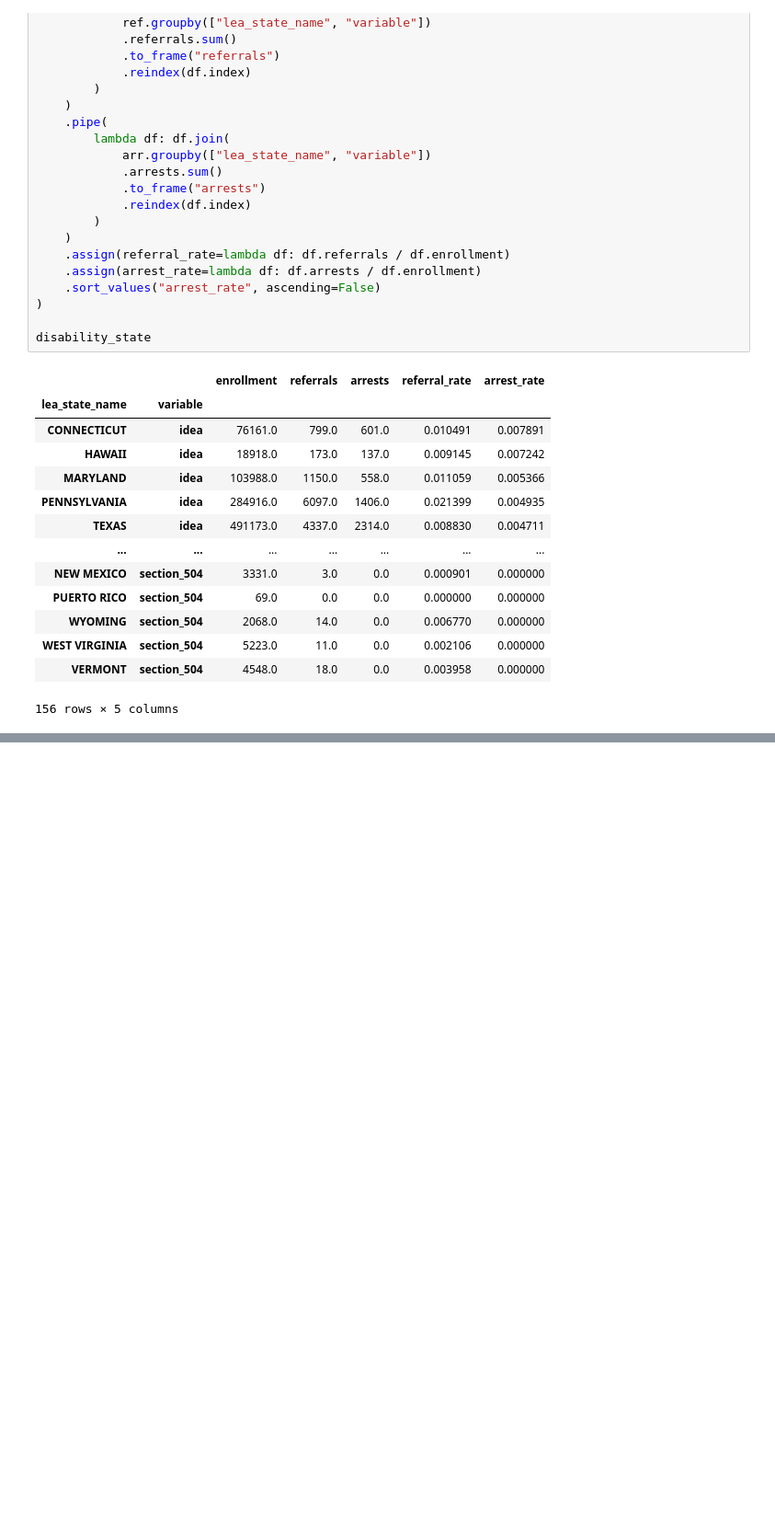
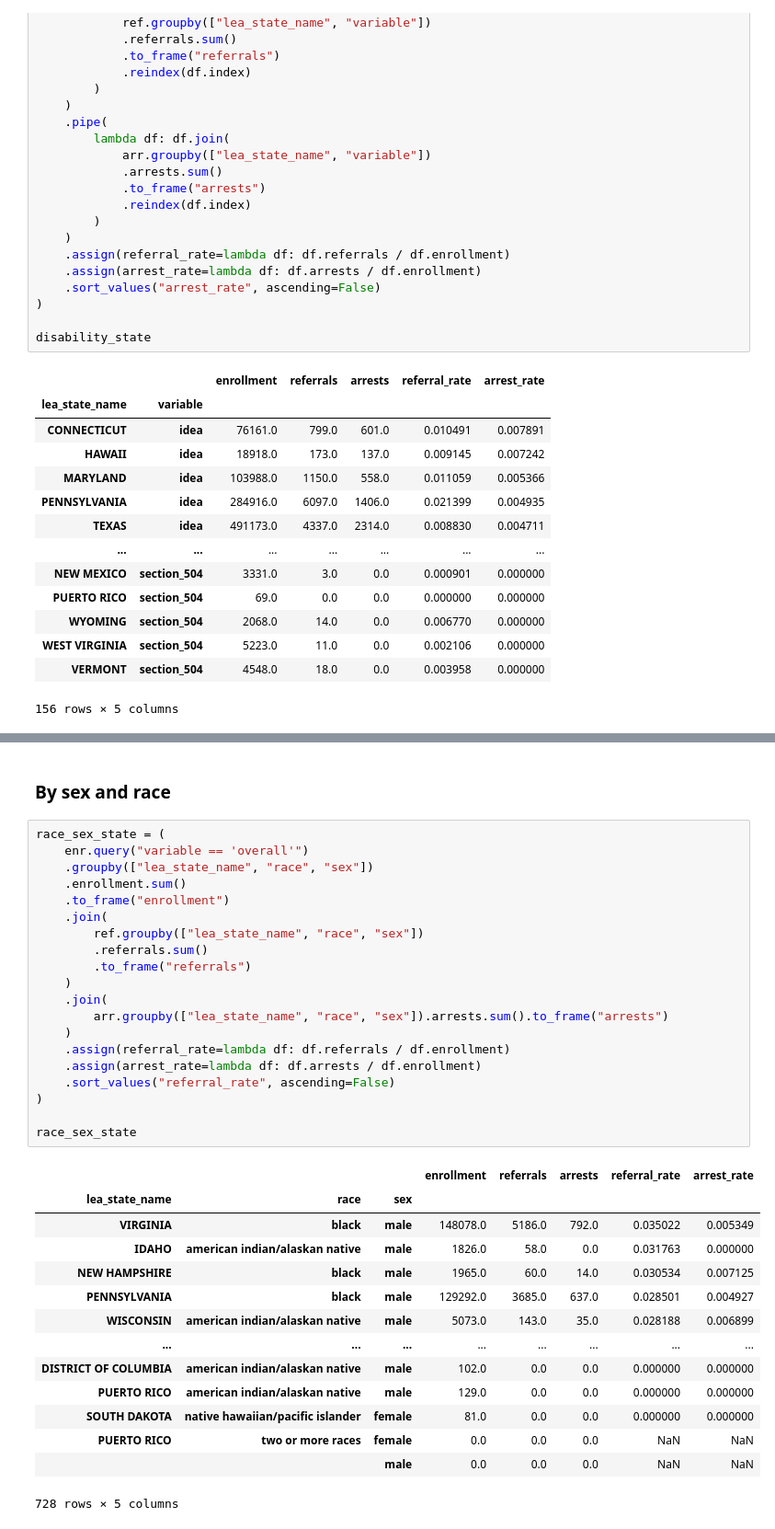
Before and after one commit to cbs-news-data/crdc-le-referral-data, a Jupyter notebook: notebooks/crdc_referrals_arrests/crdc_referrals_arrests.ipynb, the cells around one changed output, grey strips where cells are left out. Shown at 92% size. Drawn from its saved outputs; the diff is of its cells as text; blank space fills up the shorter version.

Commit message:
add race and sex/race

```diff
--- a/notebooks/crdc_referrals_arrests/crdc_referrals_arrests.ipynb
+++ b/notebooks/crdc_referrals_arrests/crdc_referrals_arrests.ipynb
@@ -291,0 +347,37 @@ compare_chart("arrest_rate")
+# %% [markdown]
+### By sex and race
+# %%
+race_sex_state = (
+    enr.query("variable == 'overall'")
+    .groupby(["lea_state_name", "race", "sex"])
+    .enrollment.sum()
+    .to_frame("enrollment")
+    .join(
+        ref.groupby(["lea_state_name", "race", "sex"])
+        .referrals.sum()
+        .to_frame("referrals")
+    )
+    .join(
+        arr.groupby(["lea_state_name", "race", "sex"]).arrests.sum().to_frame("arrests")
+    )
+    .assign(referral_rate=lambda df: df.referrals / df.enrollment)
+    .assign(arrest_rate=lambda df: df.arrests / df.enrollment)
+    .sort_values("referral_rate", ascending=False)
+)
+
+race_sex_state
+# %% [output]
+|  |  |  | enrollment | referrals | arrests | referral_rate | arrest_rate |
+| lea_state_name | race | sex |  |  |  |  |  |
+| VIRGINIA | black | male | 148078.0 | 5186.0 | 792.0 | 0.035022 | 0.005349 |
+| IDAHO | american indian/alaskan native | male | 1826.0 | 58.0 | 0.0 | 0.031763 | 0.000000 |
+| NEW HAMPSHIRE | black | male | 1965.0 | 60.0 | 14.0 | 0.030534 | 0.007125 |
+| PENNSYLVANIA | black | male | 129292.0 | 3685.0 | 637.0 | 0.028501 | 0.004927 |
+| WISCONSIN | american indian/alaskan native | male | 5073.0 | 143.0 | 35.0 | 0.028188 | 0.006899 |
+| ... | ... | ... | ... | ... | ... | ... | ... |
+| DISTRICT OF COLUMBIA | american indian/alaskan native | male | 102.0 | 0.0 | 0.0 | 0.000000 | 0.000000 |
+| PUERTO RICO | american indian/alaskan native | male | 129.0 | 0.0 | 0.0 | 0.000000 | 0.000000 |
+| SOUTH DAKOTA | native hawaiian/pacific islander | female | 81.0 | 0.0 | 0.0 | 0.000000 | 0.000000 |
+| PUERTO RICO | two or more races | female | 0.0 | 0.0 | 0.0 | NaN | NaN |
+|  |  | male | 0.0 | 0.0 | 0.0 | NaN | NaN |
+728 rows × 5 columns
```
Also changed, not shown: parts of 5 cells of this notebook.
